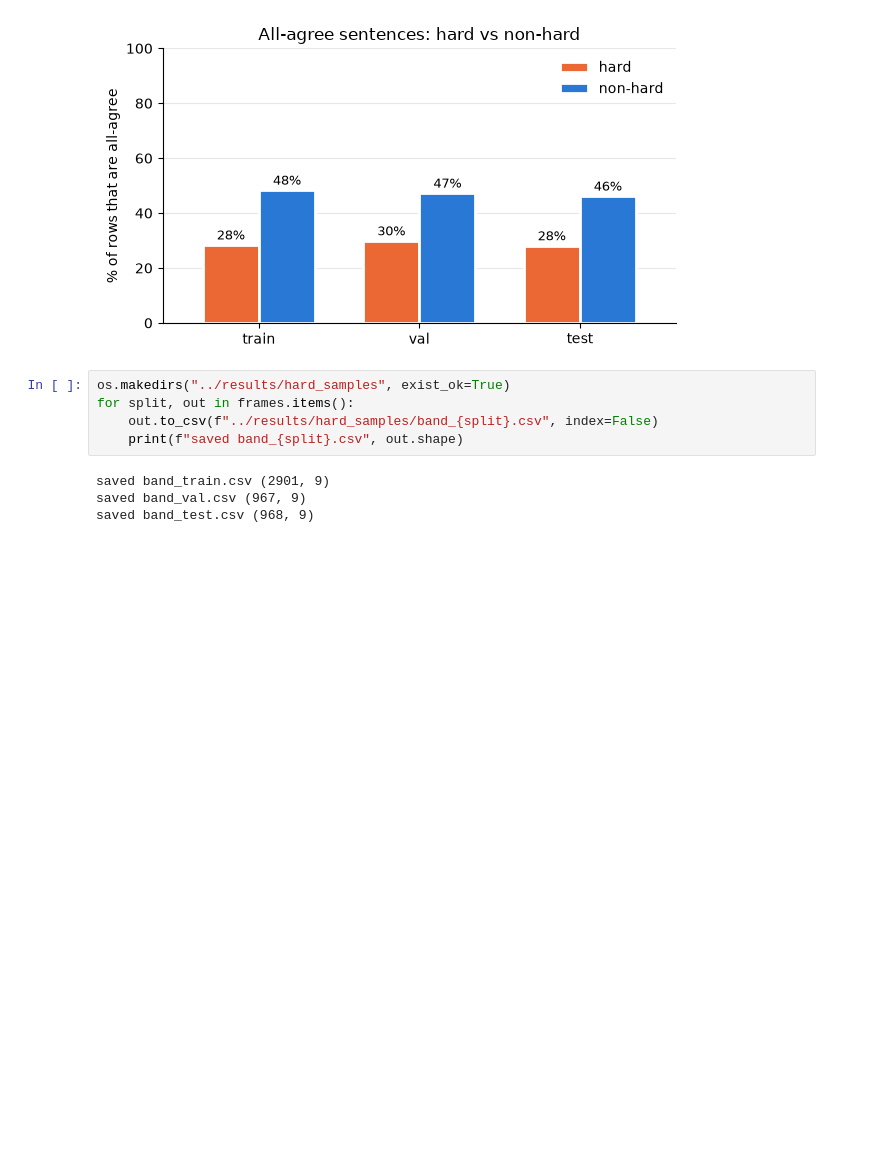
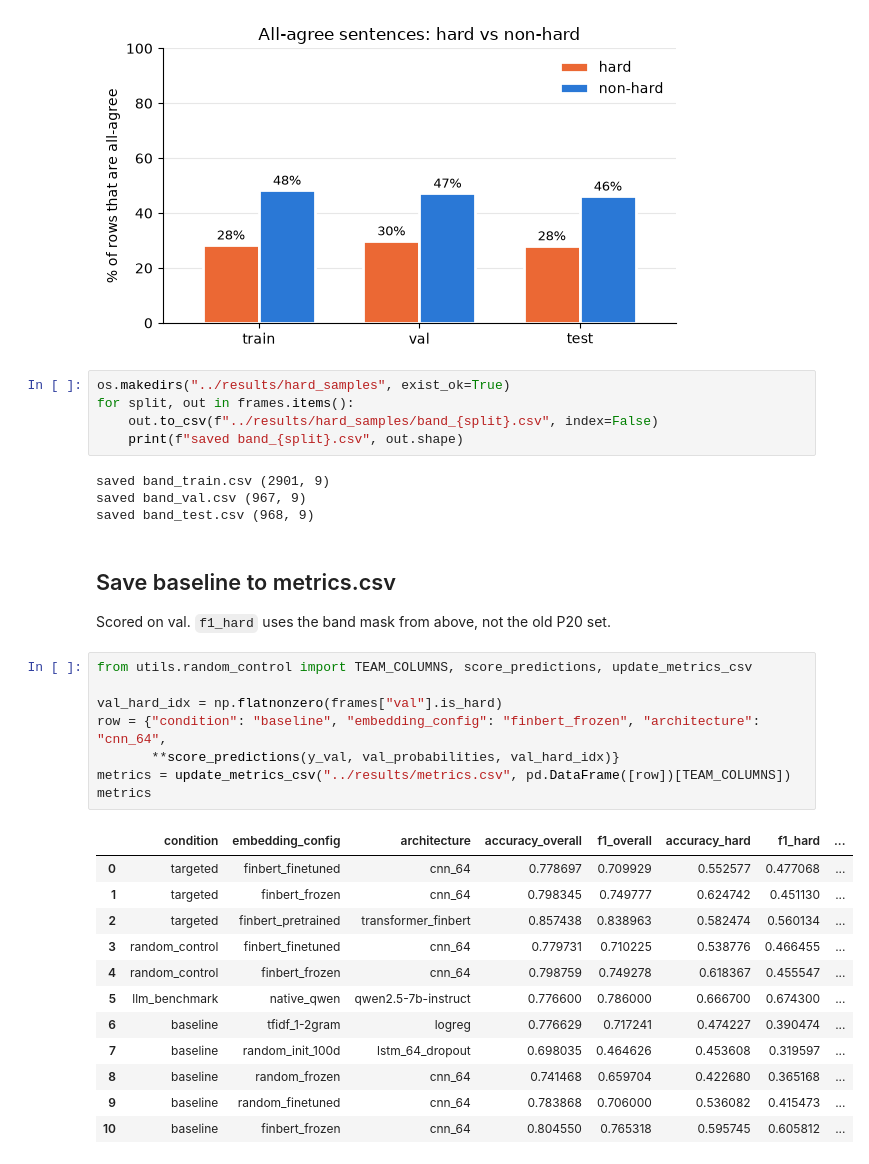
Before and after one commit to sinuhajii02/nlp-financial-phrasebank, a Jupyter notebook: notebook/02_finbert_cnn_hard_sets.ipynb, the cells around one changed output. Drawn from its saved outputs; the diff is of its cells as text; blank space fills up the shorter version.

Commit message:
added baseline cnn + frozen embeddings numbers

```diff
--- a/notebook/02_finbert_cnn_hard_sets.ipynb
+++ b/notebook/02_finbert_cnn_hard_sets.ipynb
@@ -215,3 +215,28 @@ for split, out in frames.items():
 saved band_train.csv (2901, 9)
 saved band_val.csv (967, 9)
 saved band_test.csv (968, 9)
+# %% [markdown]
+## Save baseline to metrics.csv
+
+Scored on val. `f1_hard` uses the band mask from above, not the old P20 set.
+# %%
+from utils.random_control import TEAM_COLUMNS, score_predictions, update_metrics_csv
+
+val_hard_idx = np.flatnonzero(frames["val"].is_hard)
+row = {"condition": "baseline", "embedding_config": "finbert_frozen", "architecture": "cnn_64",
+       **score_predictions(y_val, val_probabilities, val_hard_idx)}
+metrics = update_metrics_csv("../results/metrics.csv", pd.DataFrame([row])[TEAM_COLUMNS])
+metrics
+# %% [output]
+|  | condition | embedding_config | architecture | accuracy_overall | f1_overall | accuracy_hard | f1_hard | ... |
+| 0 | targeted | finbert_finetuned | cnn_64 | 0.778697 | 0.709929 | 0.552577 | 0.477068 | ... |
+| 1 | targeted | finbert_frozen | cnn_64 | 0.798345 | 0.749777 | 0.624742 | 0.451130 | ... |
+| 2 | targeted | finbert_pretrained | transformer_finbert | 0.857438 | 0.838963 | 0.582474 | 0.560134 | ... |
+| 3 | random_control | finbert_finetuned | cnn_64 | 0.779731 | 0.710225 | 0.538776 | 0.466455 | ... |
+| 4 | random_control | finbert_frozen | cnn_64 | 0.798759 | 0.749278 | 0.618367 | 0.455547 | ... |
+| 5 | llm_benchmark | native_qwen | qwen2.5-7b-instruct | 0.776600 | 0.786000 | 0.666700 | 0.674300 | ... |
+| 6 | baseline | tfidf_1-2gram | logreg | 0.776629 | 0.717241 | 0.474227 | 0.390474 | ... |
+| 7 | baseline | random_init_100d | lstm_64_dropout | 0.698035 | 0.464626 | 0.453608 | 0.319597 | ... |
+| 8 | baseline | random_frozen | cnn_64 | 0.741468 | 0.659704 | 0.422680 | 0.365168 | ... |
+| 9 | baseline | random_finetuned | cnn_64 | 0.783868 | 0.706000 | 0.536082 | 0.415473 | ... |
+| 10 | baseline | finbert_frozen | cnn_64 | 0.804550 | 0.765318 | 0.595745 | 0.605812 | ... |
```
Also changed, not shown: 2 other files.
